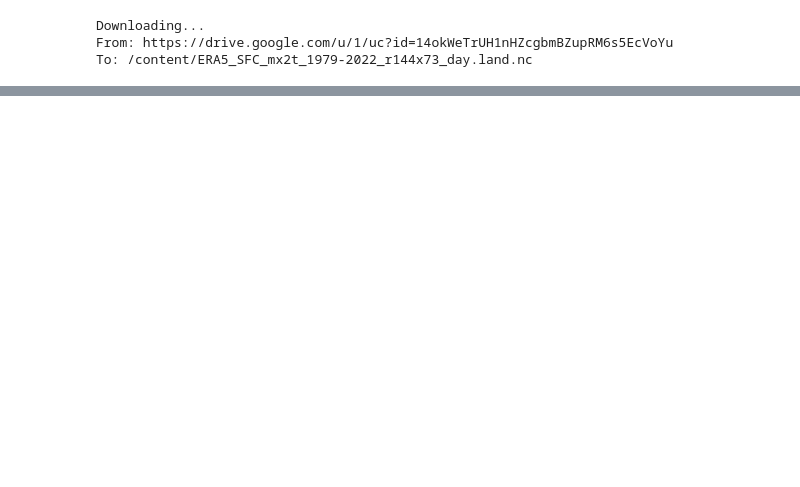
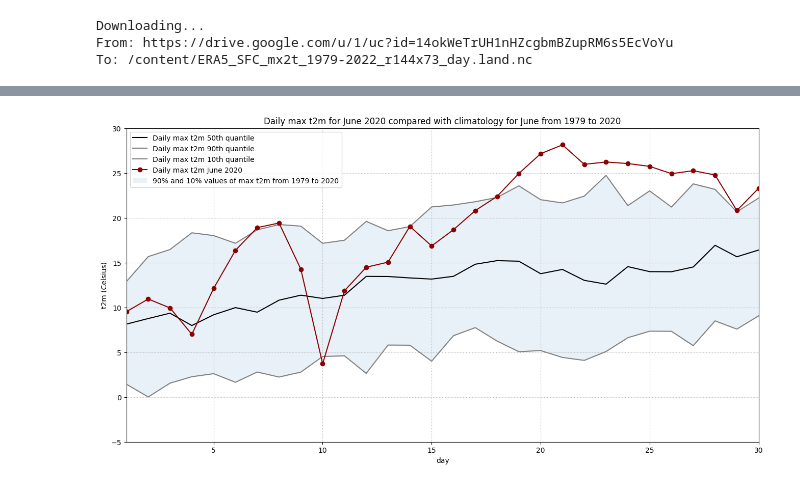
Before and after one commit to xinhe-zhang/heatwave, a Jupyter notebook: HW1.ipynb, the cells around one changed output, grey strips where cells are left out. Drawn from its saved outputs; the diff is of its cells as text; code cells hidden in the pictures; blank space fills up the shorter version.

```diff
--- a/HW1.ipynb
+++ b/HW1.ipynb
@@ -64,0 +201,8 @@ Attributes:
+# %%
+#select 10, 50, 90 quantile from the past
+x_max_mid = mx2t.groupby('time.day').quantile(0.5)
+x_max_90  = mx2t.groupby('time.day').quantile(0.9)
+x_max_10  = mx2t.groupby('time.day').quantile(0.1)
+print(x_max_10)
+print(x_max_mid)
+print(x_max_90)
@@ -64,0 +227,21 @@ Attributes:
+# %%
+fig = plt.figure(figsize=(16,8))
+ax = plt.subplot()
+
+ax.plot(x_2020_max.time.dt.day, x_max_mid, color='black', label='Daily max t2m 50th quantile')
+ax.plot(x_2020_max.time.dt.day, x_max_90, color='gray', label='Daily max t2m 90th quantile')
+ax.plot(x_2020_max.time.dt.day, x_max_10, color='gray', label='Daily max t2m 10th quantile')
+ax.plot(x_2020_max.time.dt.day, x_2020_max, 'bo-', color='darkred', label='Daily max t2m June 2020')
+ax.fill_between(x_2020_max.time.dt.day, x_max_90, x_max_10, alpha=0.1,
+                label='90% and 10% values of max t2m from 1979 to 2020')
+
+ax.set_xlim(1,30)
+ax.set_ylim(-5,30)
+ax.set_title('Daily max t2m for June 2020 compared with climatology for June from 1979 to 2020')
+ax.set_ylabel('t2m (Celsius)')
+ax.set_xlabel('day')
+handles, labels = ax.get_legend_handles_labels()
+ax.legend(handles, labels)
+ax.grid(linestyle='dotted')
+# %% [output]
+[figure, added]
```
Also changed, not shown: parts of 19 cells of this notebook.
